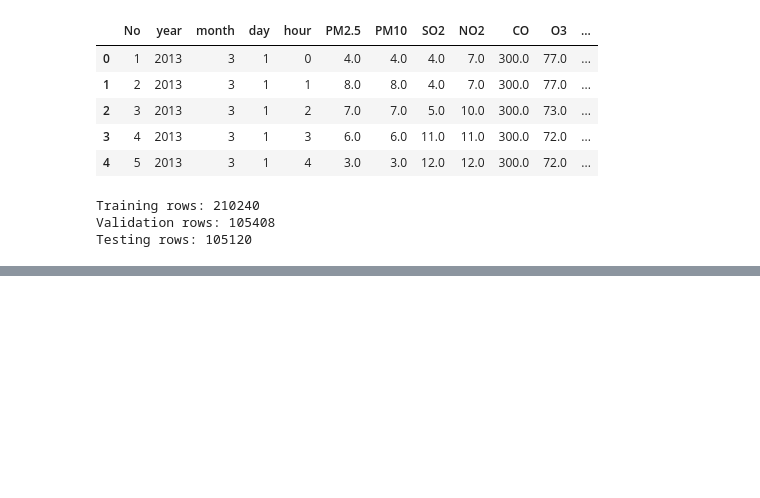
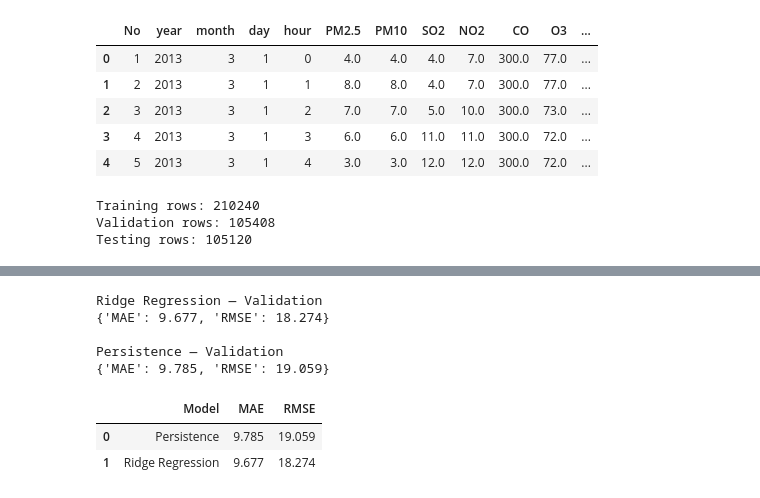
Before and after one commit to shbnm93/air-quality-retrieval-ai, a Jupyter notebook: notebooks/02_forecasting_preparation.ipynb, the cells around one changed output, grey strips where cells are left out. Drawn from its saved outputs; the diff is of its cells as text; code cells hidden in the pictures; blank space fills up the shorter version.

```diff
--- a/notebooks/02_forecasting_preparation.ipynb
+++ b/notebooks/02_forecasting_preparation.ipynb
@@ -71,0 +334,15 @@ Testing rows: 105120
+# %%
+from sklearn.metrics import mean_absolute_error, mean_squared_error
+import numpy as np
+
+def evaluate_forecast(y_true, y_pred):
+    mae = mean_absolute_error(y_true, y_pred)
+
+    rmse = np.sqrt(
+        mean_squared_error(y_true, y_pred)
+    )
+
+    return {
+        "MAE": round(float(mae), 3),
+        "RMSE": round(float(rmse), 3)
+    }
@@ -71,0 +373,38 @@ Testing rows: 105120
+# %%
+from sklearn.linear_model import Ridge
+
+ridge_model = Ridge(alpha=10.0)
+
+ridge_model.fit(X_train, y_train)
+
+# Generate validation predictions
+ridge_val_pred = ridge_model.predict(X_val)
+
+print("Ridge Regression — Validation")
+print(evaluate_forecast(y_val, ridge_val_pred))
+
+print("\nPersistence — Validation")
+print(evaluate_forecast(y_val, y_pred_val))
+# %% [output]
+Ridge Regression — Validation
+{'MAE': 9.677, 'RMSE': 18.274}
+
+Persistence — Validation
+{'MAE': 9.785, 'RMSE': 19.059}
+# %%
+comparison = pd.DataFrame([
+    {
+        "Model": "Persistence",
+        **evaluate_forecast(y_val, y_pred_val)
+    },
+    {
+        "Model": "Ridge Regression",
+        **evaluate_forecast(y_val, ridge_val_pred)
+    }
+])
+
+display(comparison)
+# %% [output]
+|  | Model | MAE | RMSE |
+| 0 | Persistence | 9.785 | 19.059 |
+| 1 | Ridge Regression | 9.677 | 18.274 |
```
Also changed, not shown: parts of 11 cells of this notebook, 1 other file.
